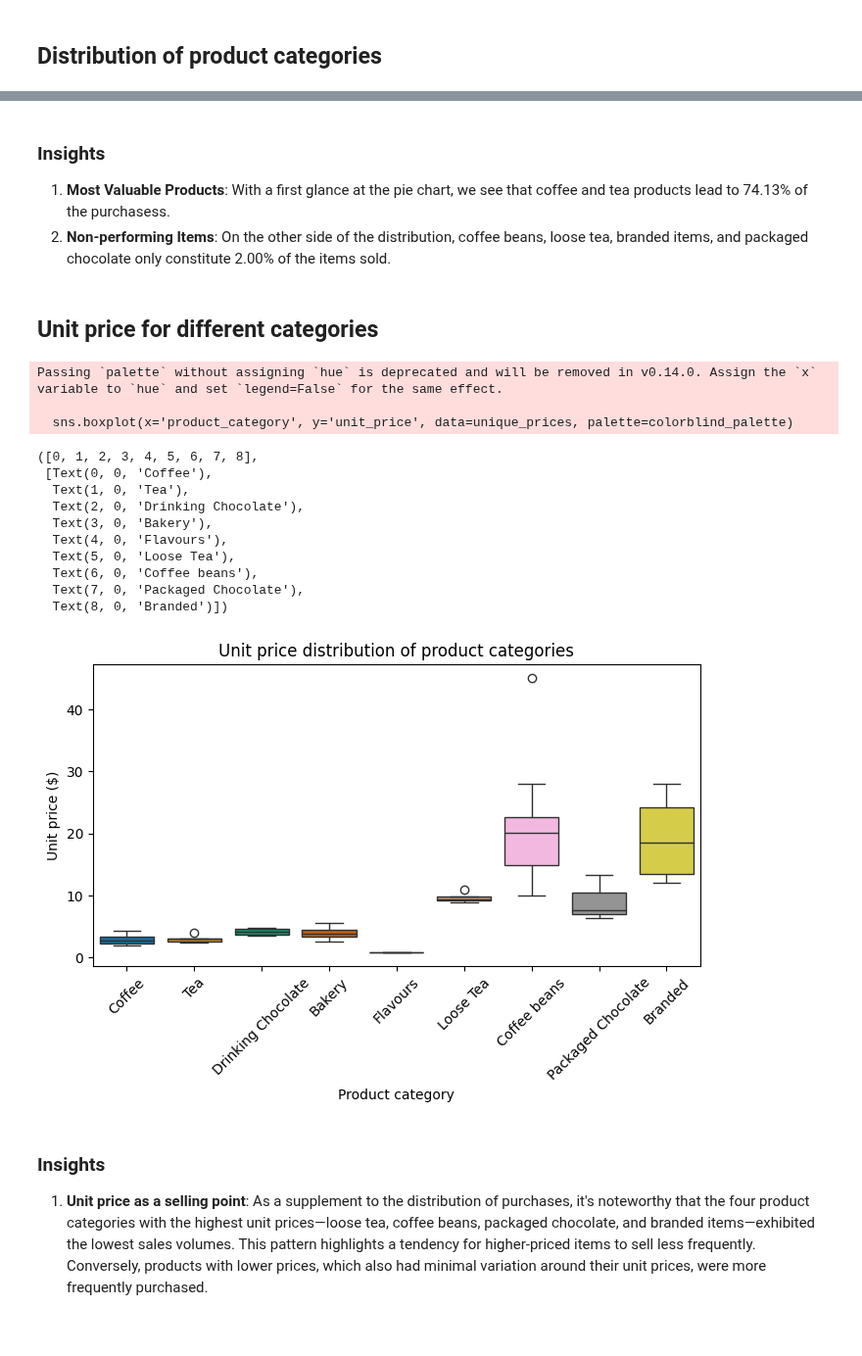
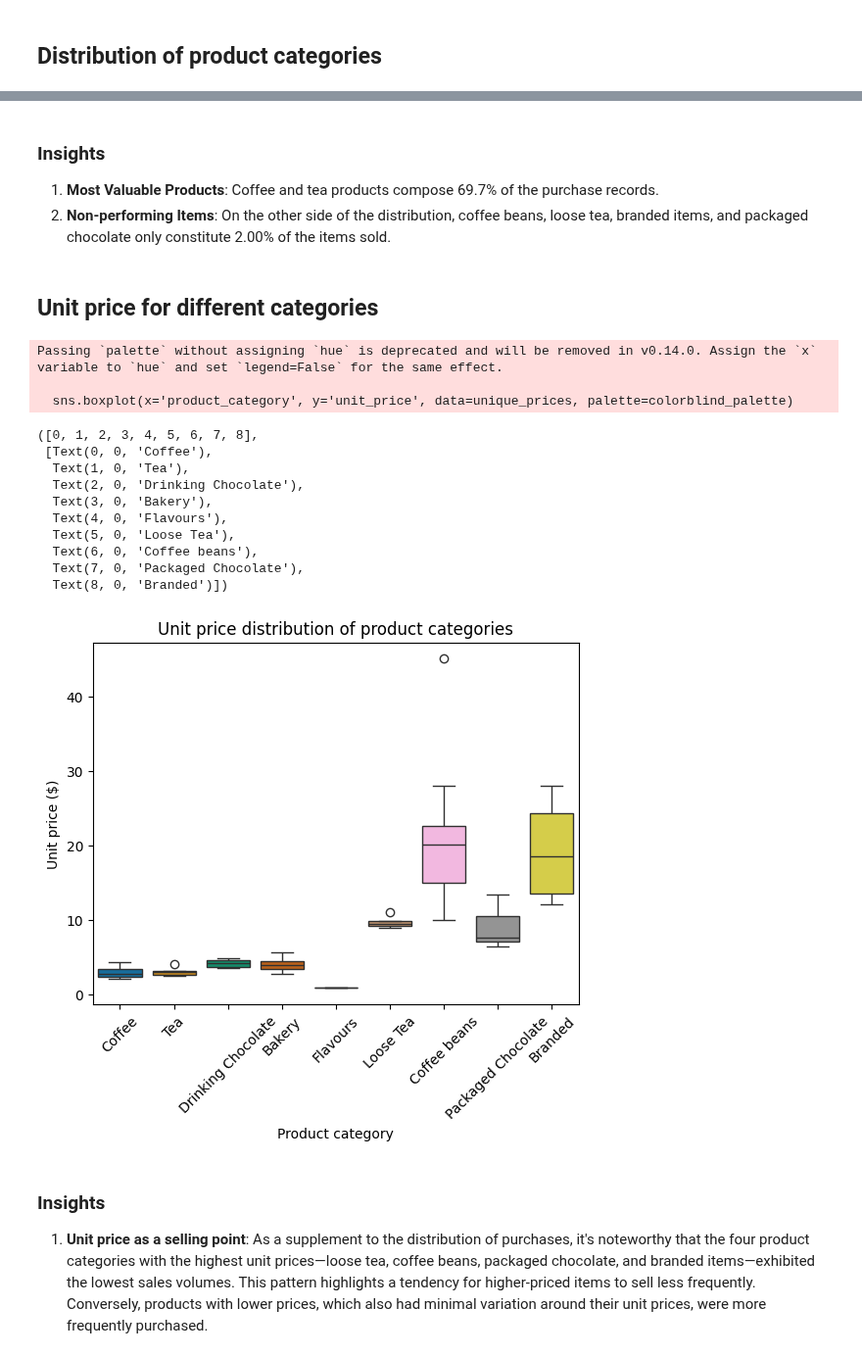
Before and after one commit to mlcuadra1/Coffee-Shop-EDA, a Jupyter notebook: notebooks/Script 2 - EDA.ipynb, the cells around one changed output, grey strips where cells are left out. Shown at 98% size. Saved outputs shown, nothing was run; the diff lists cells and outputs as text; code cells hidden in the pictures; blank space fills up the shorter version.

Commit message:
Added figures and more rearrange

```diff
--- a/notebooks/Script 2 - EDA.ipynb
+++ b/notebooks/Script 2 - EDA.ipynb
@@ -171,35 +171,39 @@ plt.xticks(rotation=45)
 # %% [markdown]
 ### Insights
-1. **Most Valuable Products**: With a first glance at the pie chart, we see that coffee and tea products lead to 74.13% of the purchasess.
+1. **Most Valuable Products**: Coffee and tea products compose 69.7% of the purchase records.
 2. **Non-performing Items**: On the other side of the distribution, coffee beans, loose tea, branded items, and packaged chocolate only constitute 2.00% of the items sold.
 # %% [markdown]
 ## Unit price for different categories
 # %%
 unique_prices = data.drop_duplicates(subset=['product_category', 'unit_price'])
 
-fig6, ax0 = plt.subplots(figsize=figsize1_1)
+# fig, ax = plt.subplots(figsize=figsize1_1)
 
 sns.boxplot(x='product_category', y='unit_price', data=unique_prices, palette=colorblind_palette)
 
-ax0.set_xlabel('Product category')
-ax0.set_ylabel('Unit price ($)')
-ax0.set_title('Unit price distribution of product categories')
+# ax0.set_xlabel('Product category')
+# ax0.set_ylabel('Unit price ($)')
+# ax0.set_title('Unit price distribution of product categories')
+
+plt.xlabel('Product category')
+plt.ylabel('Unit price ($)')
+plt.title('Unit price distribution of product categories')
 plt.xticks(rotation=45)
 # %% [output]
 Passing `palette` without assigning `hue` is deprecated and will be removed in v0.14.0. Assign the `x` variable to `hue` and set `legend=False` for the same effect.
 
   sns.boxplot(x='product_category', y='unit_price', data=unique_prices, palette=colorblind_palette)
 ([0, 1, 2, 3, 4, 5, 6, 7, 8],
  [Text(0, 0, 'Coffee'),
   Text(1, 0, 'Tea'),
   Text(2, 0, 'Drinking Chocolate'),
   Text(3, 0, 'Bakery'),
   Text(4, 0, 'Flavours'),
   Text(5, 0, 'Loose Tea'),
   Text(6, 0, 'Coffee beans'),
   Text(7, 0, 'Packaged Chocolate'),
   Text(8, 0, 'Branded')])
-[figure, old version]
+[figure, new version]
 # %% [markdown]
 ### Insights
 1. **Unit price as a selling point**: As a supplement to the distribution of purchases, it's noteworthy that the four product categories with the highest unit prices—loose tea, coffee beans, packaged chocolate, and branded items—exhibited the lowest sales volumes. This pattern highlights a tendency for higher-priced items to sell less frequently. Conversely, products with lower prices, which also had minimal variation around their unit prices, were more frequently purchased.
```
Also changed, not shown: parts of 10 cells of this notebook, 2 other files.
